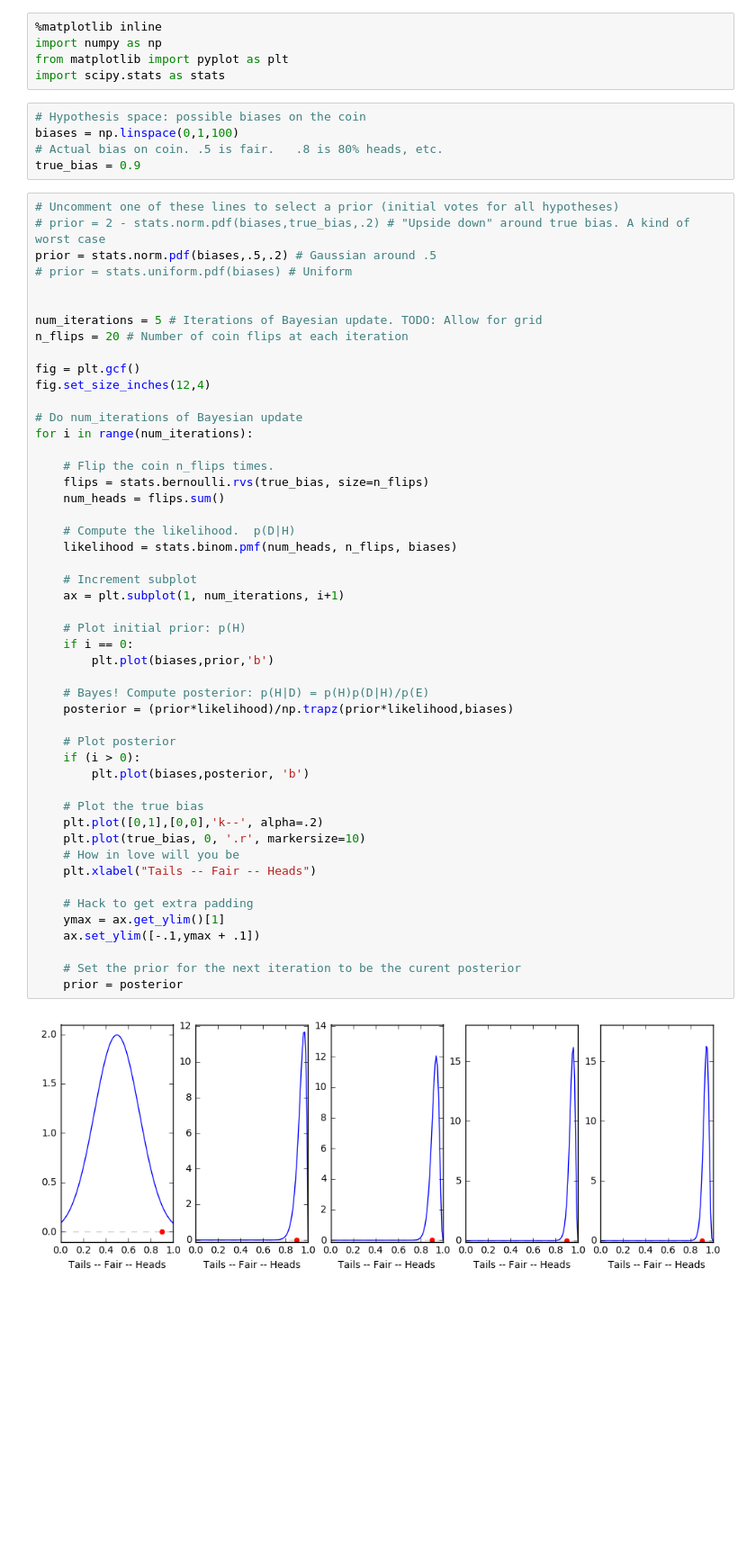
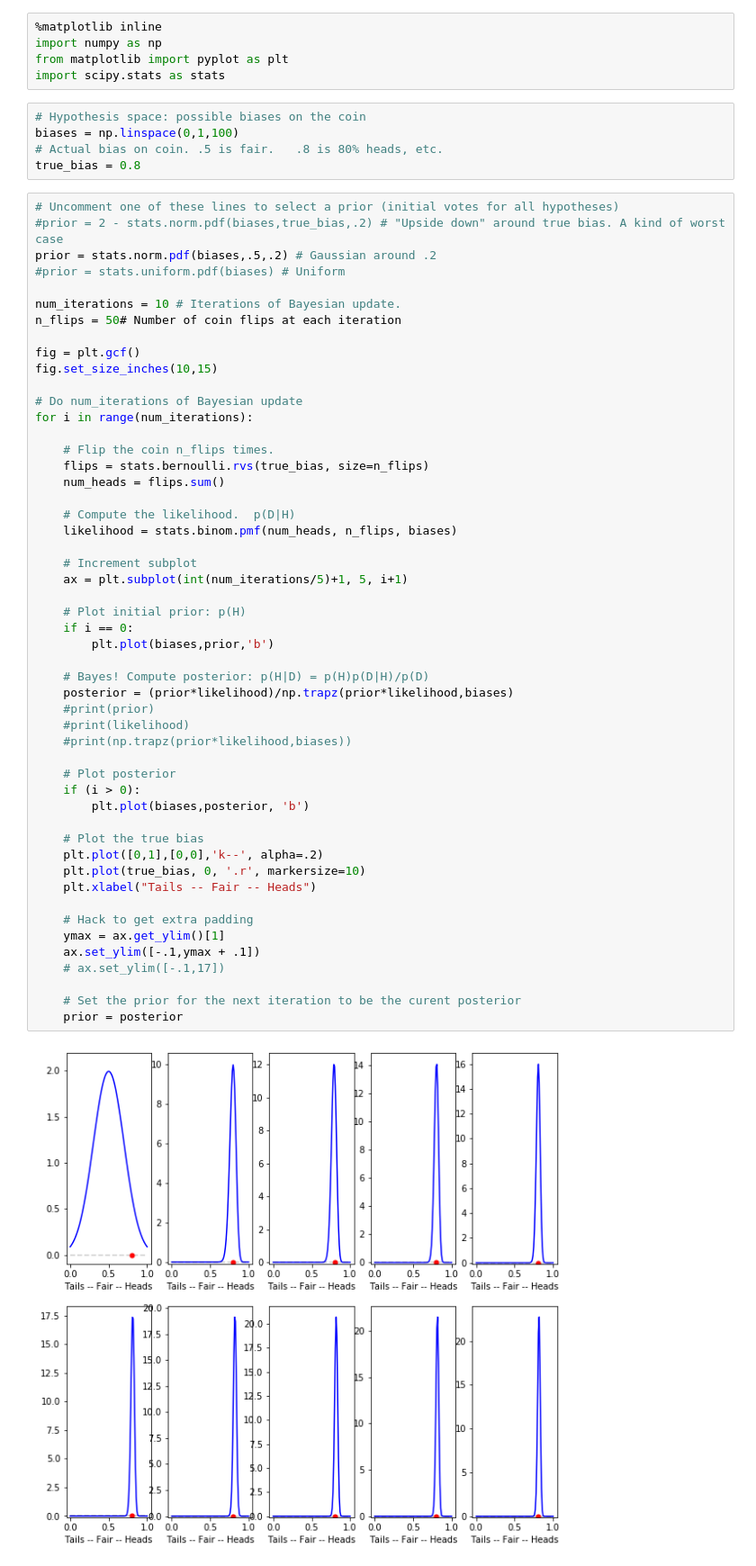
Before and after one commit to jyoshimi/BayesStuff, a Jupyter notebook: Coin_Flip.ipynb, the cells around one changed output. Shown at 90% size. Saved outputs shown, nothing was run; the diff lists cells and outputs as text; blank space fills up the shorter version.

Commit message:
Allowing grid layout on coin flip script

```diff
--- a/Coin_Flip.ipynb
+++ b/Coin_Flip.ipynb
@@ -9,19 +9,18 @@ import scipy.stats as stats
 # Hypothesis space: possible biases on the coin
 biases = np.linspace(0,1,100)
 # Actual bias on coin. .5 is fair.   .8 is 80% heads, etc.
-true_bias = 0.9
+true_bias = 0.8
 # %%
 # Uncomment one of these lines to select a prior (initial votes for all hypotheses)
-# prior = 2 - stats.norm.pdf(biases,true_bias,.2) # "Upside down" around true bias. A kind of worst case
-prior = stats.norm.pdf(biases,.5,.2) # Gaussian around .5
-# prior = stats.uniform.pdf(biases) # Uniform
+#prior = 2 - stats.norm.pdf(biases,true_bias,.2) # "Upside down" around true bias. A kind of worst case
+prior = stats.norm.pdf(biases,.5,.2) # Gaussian around .2
+#prior = stats.uniform.pdf(biases) # Uniform
 
-
-num_iterations = 5 # Iterations of Bayesian update. TODO: Allow for grid
-n_flips = 20 # Number of coin flips at each iteration
+num_iterations = 10 # Iterations of Bayesian update.
+n_flips = 50# Number of coin flips at each iteration
 
 fig = plt.gcf()
-fig.set_size_inches(12,4)
+fig.set_size_inches(10,15)
 
 # Do num_iterations of Bayesian update
 for i in range(num_iterations):
@@ -30,34 +29,37 @@ for i in range(num_iterations):
     flips = stats.bernoulli.rvs(true_bias, size=n_flips)
     num_heads = flips.sum()
 
     # Compute the likelihood.  p(D|H)
     likelihood = stats.binom.pmf(num_heads, n_flips, biases)
 
     # Increment subplot
-    ax = plt.subplot(1, num_iterations, i+1)
+    ax = plt.subplot(int(num_iterations/5)+1, 5, i+1)
 
     # Plot initial prior: p(H)
     if i == 0:
         plt.plot(biases,prior,'b')
 
-    # Bayes! Compute posterior: p(H|D) = p(H)p(D|H)/p(E)
+    # Bayes! Compute posterior: p(H|D) = p(H)p(D|H)/p(D)
     posterior = (prior*likelihood)/np.trapz(prior*likelihood,biases)
+    #print(prior)
+    #print(likelihood)
+    #print(np.trapz(prior*likelihood,biases))
 
     # Plot posterior
     if (i > 0):
         plt.plot(biases,posterior, 'b')
 
     # Plot the true bias
     plt.plot([0,1],[0,0],'k--', alpha=.2)
     plt.plot(true_bias, 0, '.r', markersize=10)
-    # How in love will you be
     plt.xlabel("Tails -- Fair -- Heads")
 
     # Hack to get extra padding
     ymax = ax.get_ylim()[1]
     ax.set_ylim([-.1,ymax + .1])
+    # ax.set_ylim([-.1,17])
 
     # Set the prior for the next iteration to be the curent posterior
     prior = posterior
 # %% [output]
-[figure, old version]
+[figure, new version]
```
